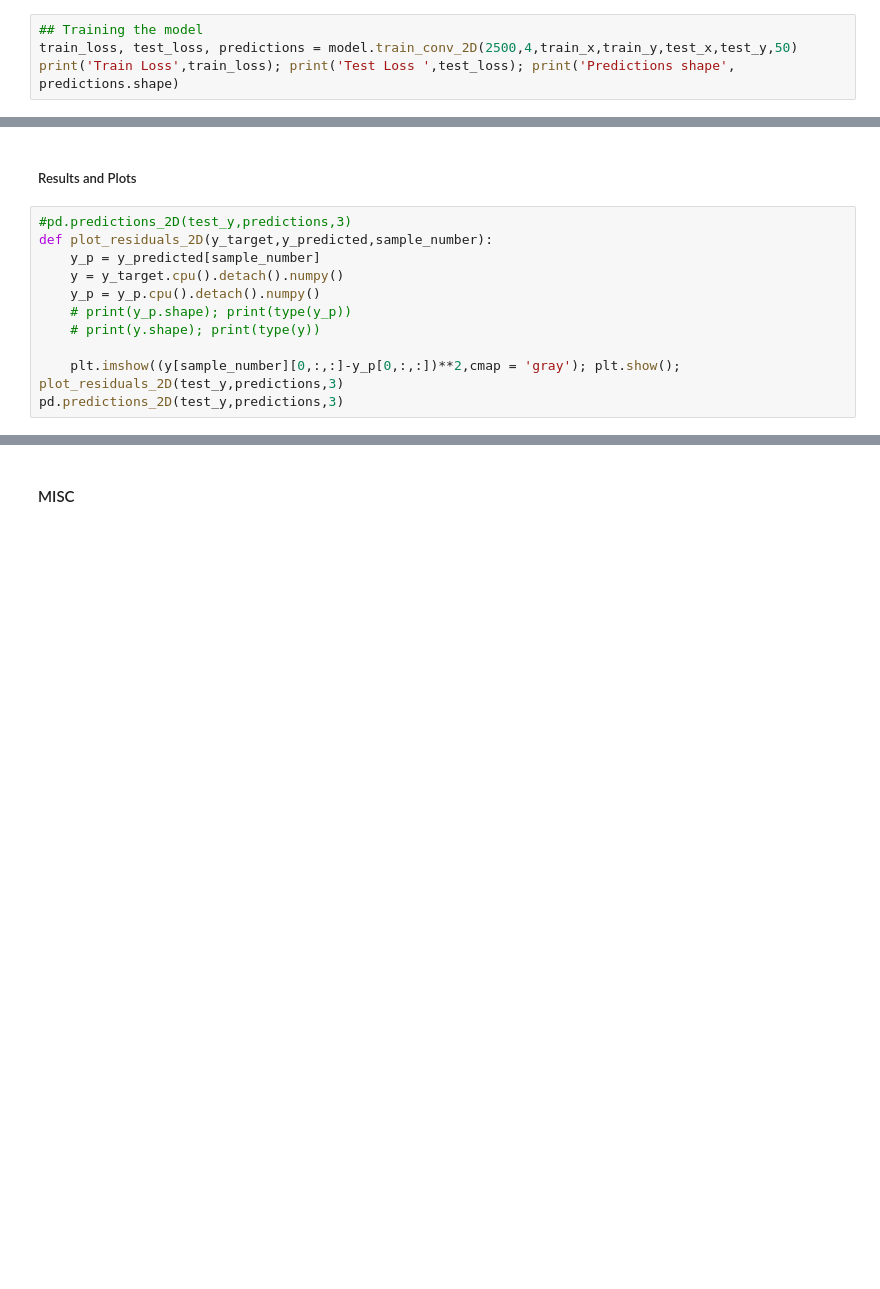
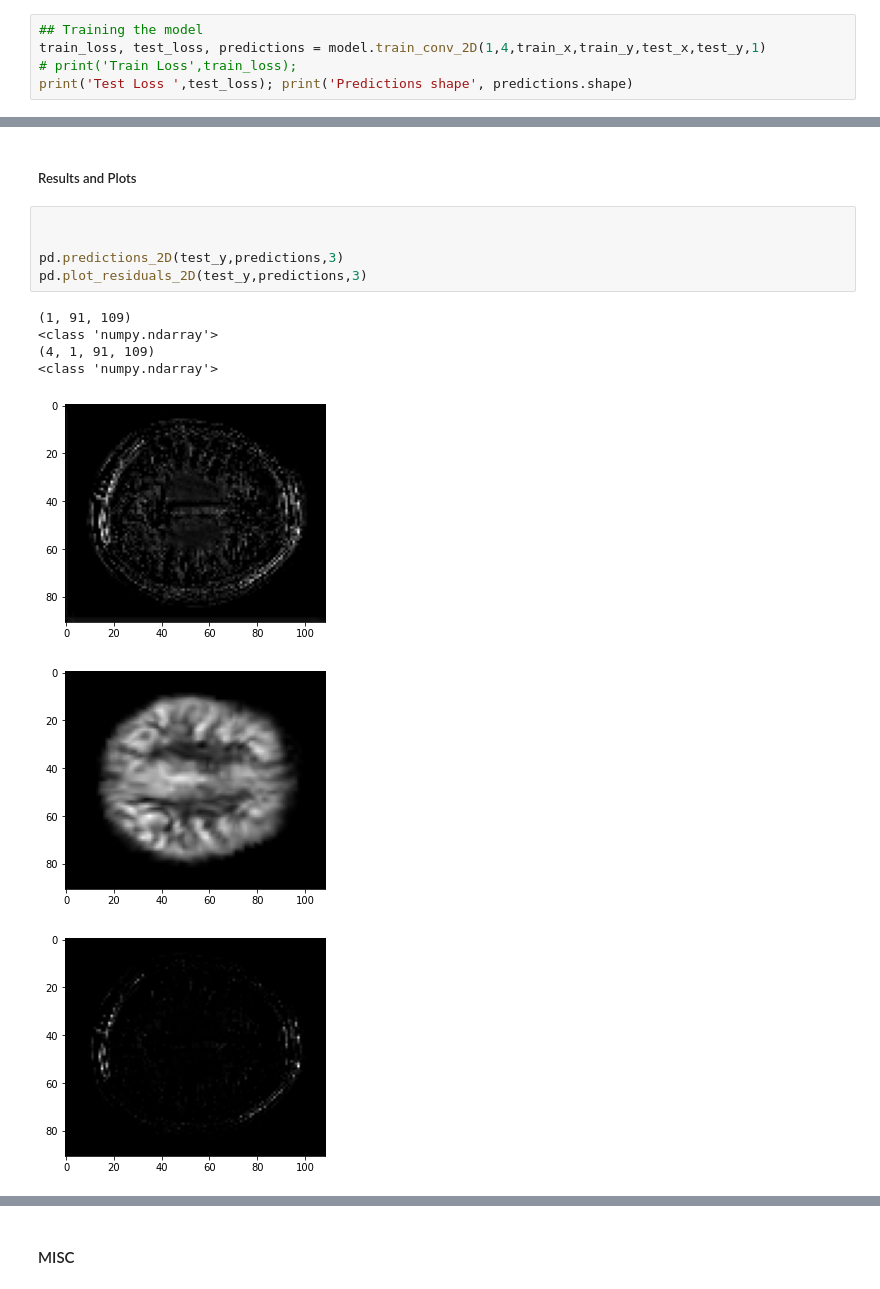
Before and after one commit to Anshuman-37/Summer_Dissertation, a Jupyter notebook: Registered_Data.ipynb, the cells around one changed output, grey strips where cells are left out. Saved outputs shown, nothing was run; the diff lists cells and outputs as text; blank space fills up the shorter version.

```diff
--- a/Registered_Data.ipynb
+++ b/Registered_Data.ipynb
@@ -140,8 +95,9 @@ torch.Size([4, 1, 91, 109])
 ##### Model Training
 # %%
 ## Training the model
-train_loss, test_loss, predictions = model.train_conv_2D(2500,4,train_x,train_y,test_x,test_y,50)
-print('Train Loss',train_loss); print('Test Loss ',test_loss); print('Predictions shape', predictions.shape)
+train_loss, test_loss, predictions = model.train_conv_2D(1,4,train_x,train_y,test_x,test_y,1)
+# print('Train Loss',train_loss);
+print('Test Loss ',test_loss); print('Predictions shape', predictions.shape)
 # %% [output]
 ----------------------------------------------------------------
         Layer (type)               Output Shape         Param #
@@ -186,14 +122,15 @@ Estimated Total Size (MB): 955.19
 # %% [markdown]
 ##### Results and Plots
-# %%
-#pd.predictions_2D(test_y,predictions,3)
-def plot_residuals_2D(y_target,y_predicted,sample_number):
-    y_p = y_predicted[sample_number]
-    y = y_target.cpu().detach().numpy()
-    y_p = y_p.cpu().detach().numpy()
-    # print(y_p.shape); print(type(y_p))
-    # print(y.shape); print(type(y))
-
-    plt.imshow((y[sample_number][0,:,:]-y_p[0,:,:])**2,cmap = 'gray'); plt.show();
-plot_residuals_2D(test_y,predictions,3)
-pd.predictions_2D(test_y,predictions,3)
+# %%
+
+
+pd.predictions_2D(test_y,predictions,3)
+pd.plot_residuals_2D(test_y,predictions,3)
+# %% [output]
+(1, 91, 109)
+<class 'numpy.ndarray'>
+(4, 1, 91, 109)
+<class 'numpy.ndarray'>
+[figure, added]
+[figure, added]
+[figure, added]
```
Also changed, not shown: parts of 16 cells of this notebook.
